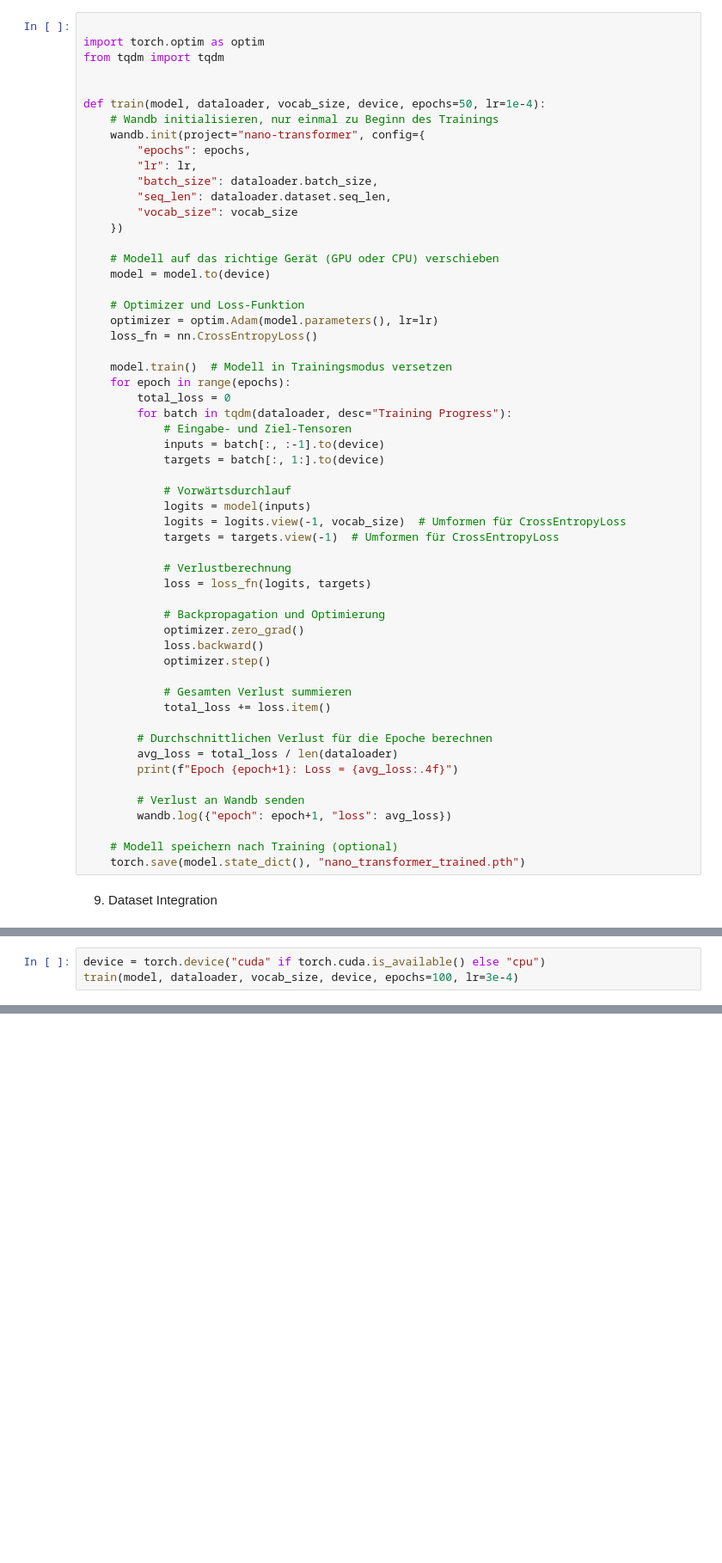
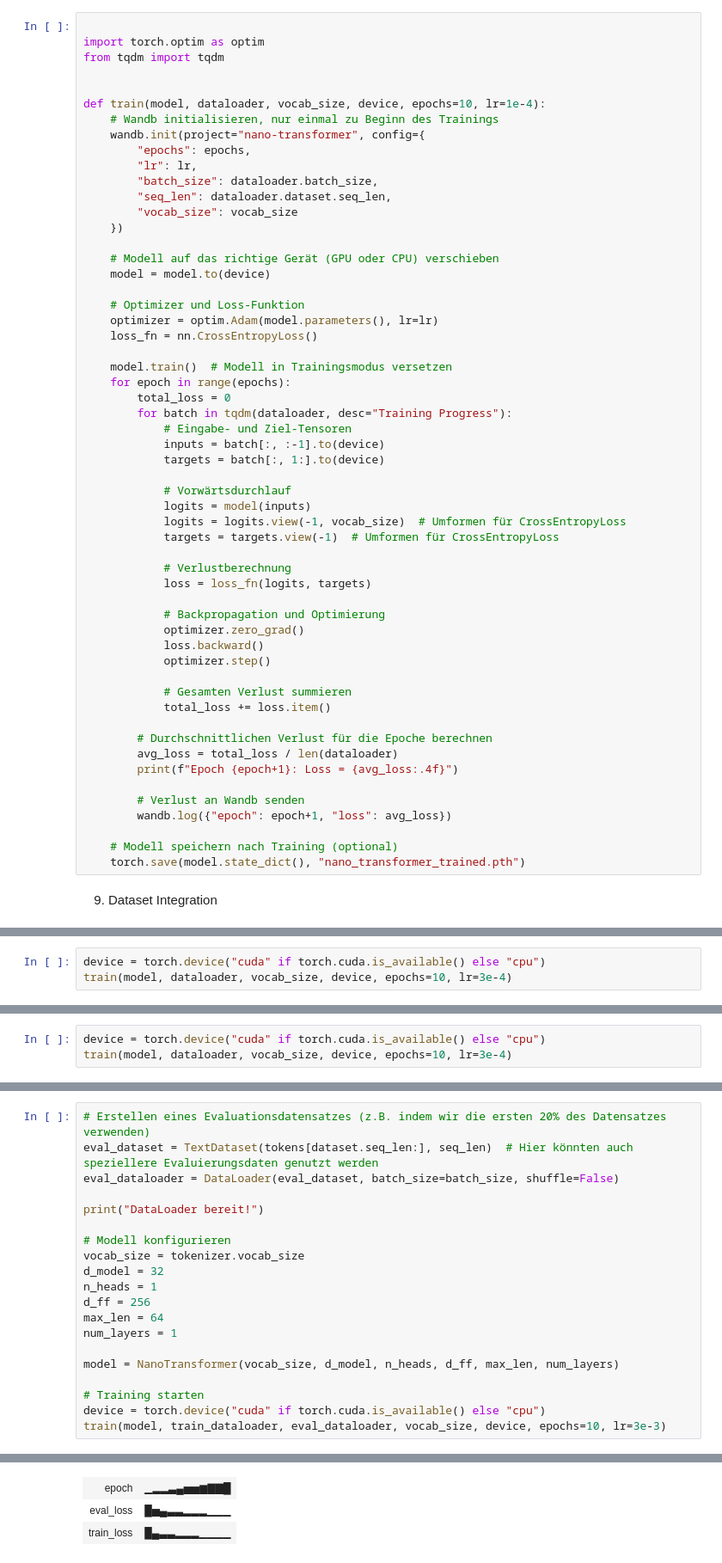
Before and after one commit to hussamalafandi/GenerativeAI-Project, a Jupyter notebook: GenerativeAI_Projekt.ipynb, the cells around one changed output, grey strips where cells are left out. Shown at 86% size. Drawn from its saved outputs; the diff is of its cells as text; blank space fills up the shorter version.

```diff
--- a/GenerativeAI_Projekt.ipynb
+++ b/GenerativeAI_Projekt.ipynb
@@ -130,7 +132,7 @@ import torch.optim as optim
 from tqdm import tqdm
 
 
-def train(model, dataloader, vocab_size, device, epochs=50, lr=1e-4):
+def train(model, dataloader, vocab_size, device, epochs=10, lr=1e-4):
     # Wandb initialisieren, nur einmal zu Beginn des Trainings
     wandb.init(project="nano-transformer", config={
         "epochs": epochs,
@@ -235,5 +237,5 @@ Token indices sequence length is longer than the specified maximum sequence leng
 DataLoader bereit!
 # %%
 device = torch.device("cuda" if torch.cuda.is_available() else "cpu")
-train(model, dataloader, vocab_size, device, epochs=100, lr=3e-4)
+train(model, dataloader, vocab_size, device, epochs=10, lr=3e-4)
 # %% [output]
@@ -244,0 +312,3 @@ View run at https://wandb.ai/adel-haj-jumah-hochschule-hannover/nano-transformer
+# %%
+device = torch.device("cuda" if torch.cuda.is_available() else "cpu")
+train(model, dataloader, vocab_size, device, epochs=10, lr=3e-4)
@@ -244,0 +499,21 @@ View run at https://wandb.ai/adel-haj-jumah-hochschule-hannover/nano-transformer
+# %%
+# Erstellen eines Evaluationsdatensatzes (z.B. indem wir die ersten 20% des Datensatzes verwenden)
+eval_dataset = TextDataset(tokens[dataset.seq_len:], seq_len)  # Hier könnten auch speziellere Evaluierungsdaten genutzt werden
+eval_dataloader = DataLoader(eval_dataset, batch_size=batch_size, shuffle=False)
+
+print("DataLoader bereit!")
+
+# Modell konfigurieren
+vocab_size = tokenizer.vocab_size
+d_model = 32
+n_heads = 1
+d_ff = 256
+max_len = 64
+num_layers = 1
+
+model = NanoTransformer(vocab_size, d_model, n_heads, d_ff, max_len, num_layers)
+
+# Training starten
+device = torch.device("cuda" if torch.cuda.is_available() else "cpu")
+train(model, train_dataloader, eval_dataloader, vocab_size, device, epochs=10, lr=3e-3)
+# %% [output]
@@ -244,0 +523,3 @@ View run at https://wandb.ai/adel-haj-jumah-hochschule-hannover/nano-transformer
+| epoch | ▁▂▂▃▄▅▅▆▇▇█ |
+| eval_loss | █▅▄▃▃▂▂▂▁▁▁ |
+| train_loss | █▄▃▃▂▂▂▁▁▁▁ |
```
Also changed, not shown: parts of 17 cells of this notebook.
